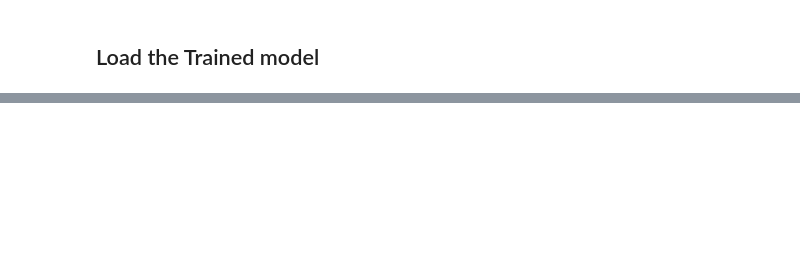
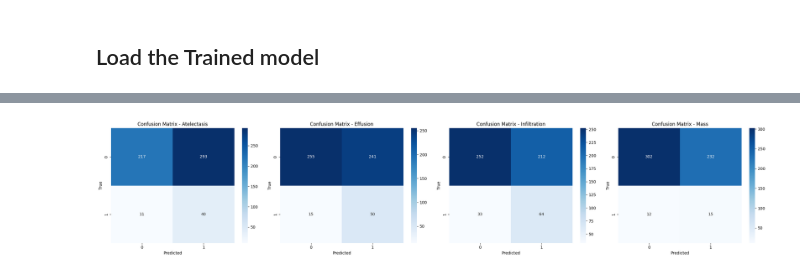
Before and after one commit to vivekpatel99/chest-x-ray-diagnosis-Multi-label-binary-classification, a Jupyter notebook: notebooks/03_model_evaluation.ipynb, the cells around one changed output, grey strips where cells are left out. Cells and saved outputs as stored; diff of their text form; code cells hidden in the pictures; blank space fills up the shorter version.

Commit message:
confusion matrics aadded

```diff
--- a/notebooks/03_model_evaluation.ipynb
+++ b/notebooks/03_model_evaluation.ipynb
@@ -63,0 +162,19 @@ TypeError: Could not locate function 'weighted_loss'. Make sure custom classes a
+# %%
+# Multi-label Confusion Matrix
+from sklearn.metrics import confusion_matrix
+
+num_classes = len(CLASSES_NAME)
+fig, axes = plt.subplots(1, num_classes, figsize=(num_classes * 6, 5))
+for i, class_label in enumerate(CLASSES_NAME):
+    cm = confusion_matrix(y_true[:, i], y_pred[:, i])
+    sns.heatmap(cm, annot=True, fmt='d', cmap='Blues', ax=axes[i])
+    axes[i].set_xlabel('Predicted')
+    axes[i].set_ylabel('True')
+    axes[i].set_title(f'Confusion Matrix - {class_label}')
+
+plt.tight_layout()
+plt.show()
+# mlflow.log_figure(fig, 'confusion_matrices.png')
+plt.close(fig)
+# %% [output]
+[figure, added]
```
Also changed, not shown: parts of 17 cells of this notebook, 7 other files.
